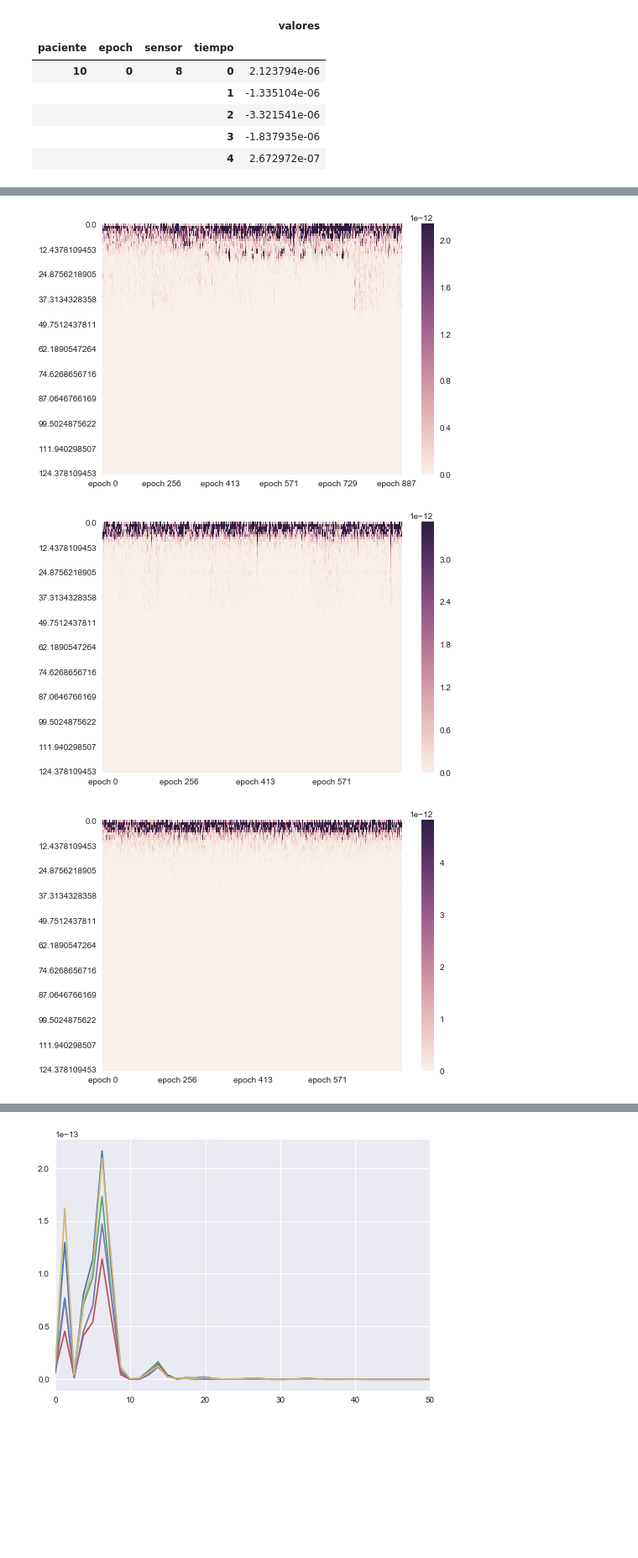
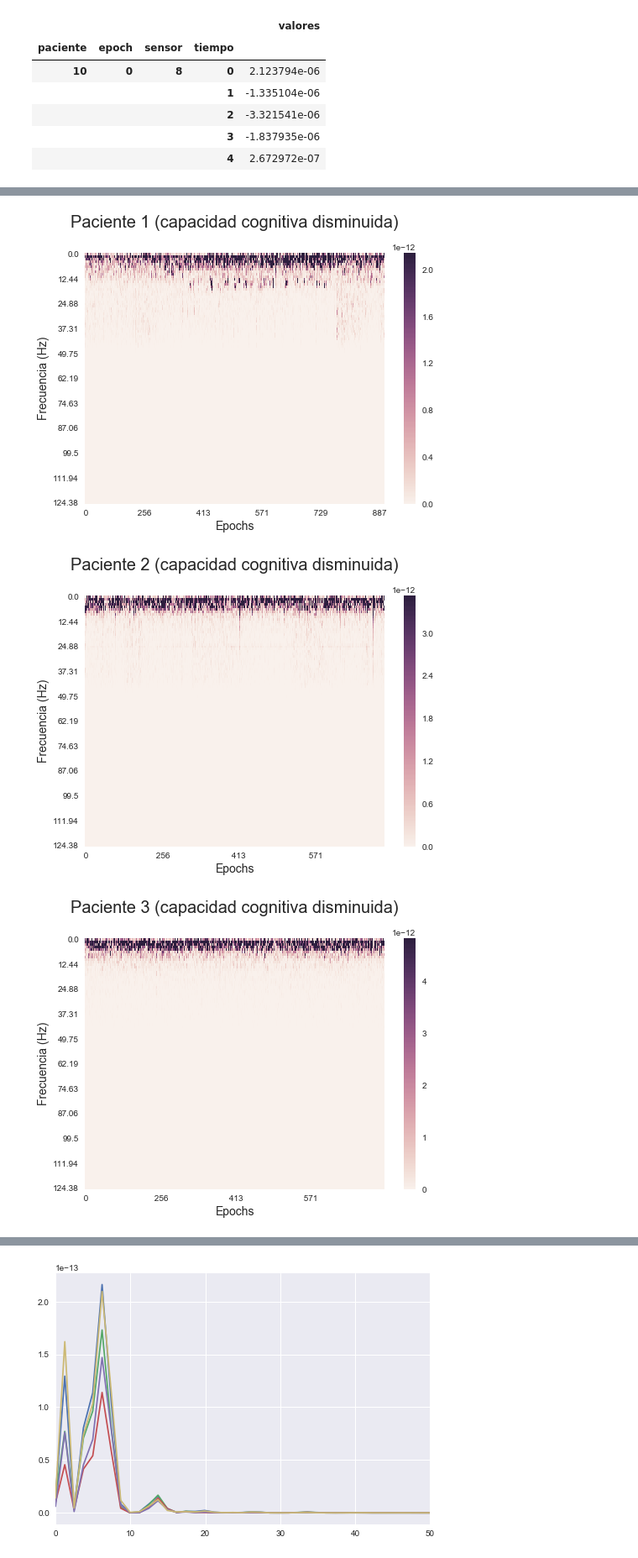
Before and after one commit to BrianBohe/DataScienceCourse, a Jupyter notebook: tp2/resolucion.ipynb, the cells around one changed output, grey strips where cells are left out. Shown at 84% size. Drawn from its saved outputs; the diff is of its cells as text; code cells hidden in the pictures; blank space fills up the shorter version.

Commit message:
Comentarios, textos y ejes en Heatmaps.

```diff
--- a/tp2/resolucion.ipynb
+++ b/tp2/resolucion.ipynb
@@ -40,14 +81,35 @@ dfs1 = [pacientes_P[i].loc[i,:,[8,44,80,131,185],:] for i in range(N_P)] + \
 sensor_means = [df.groupby(['epoch', 'tiempo']).mean() for df in dfs1]
 # %%
+indice_persona = 1
+esta_persona_tiene_capacidad_cognitiva_disminuida = True
+capacidad_cognitiva = "capacidad cognitiva disminuida"
+
+def copy_index_rounded_by_two_decimals(algunosValoresConMuchosDecimales):
+    valoresRedondeados = []
+    for i in range(len(algunosValoresConMuchosDecimales)):
+        valoresRedondeados.append(round(algunosValoresConMuchosDecimales[i],2))
+    return valoresRedondeados
+
 for sm in sensor_means:
     frecuencias = sm.groupby(['epoch']).apply(lambda x: scipy.signal.welch(x['valores'], fs=250, nperseg = 201))
-    data = {'epoch {}'.format(i): f for i,f in enumerate(map(lambda x: x[1], frecuencias.values))}
-    index = frecuencias.values[0][0]
+    data = {' {}'.format(i): f for i,f in enumerate(map(lambda x: x[1], frecuencias.values))}
+    index = copy_index_rounded_by_two_decimals(frecuencias.values[0][0])
+    #algunasFrecuencias = frecuencias
     f_df = pd.DataFrame(data=data, index=index)
 
     g = sns.heatmap(f_df, xticklabels=175, yticklabels=10, robust=True)
+
+    if indice_persona > 10 and esta_persona_tiene_capacidad_cognitiva_disminuida:
+        esta_persona_tiene_capacidad_cognitiva_disminuida = False
+        indice_persona = 1
+        capacidad_cognitiva = "capacidad cognitiva normal"
+
+    sns.plt.title('Paciente {} ({})'.format(indice_persona, capacidad_cognitiva), fontsize=20, y=1.08)
+    sns.plt.ylabel('Frecuencia (Hz)', fontsize=14)
+    sns.plt.xlabel('Epochs', fontsize=14)
     sns.plt.show()
+    indice_persona+=1
 # %% [output]
-[figure, old version]
+[figure, new version]
-[figure, old version]
+[figure, new version]
-[figure, old version]
+[figure, new version]
```
Also changed, not shown: parts of 18 cells of this notebook.
